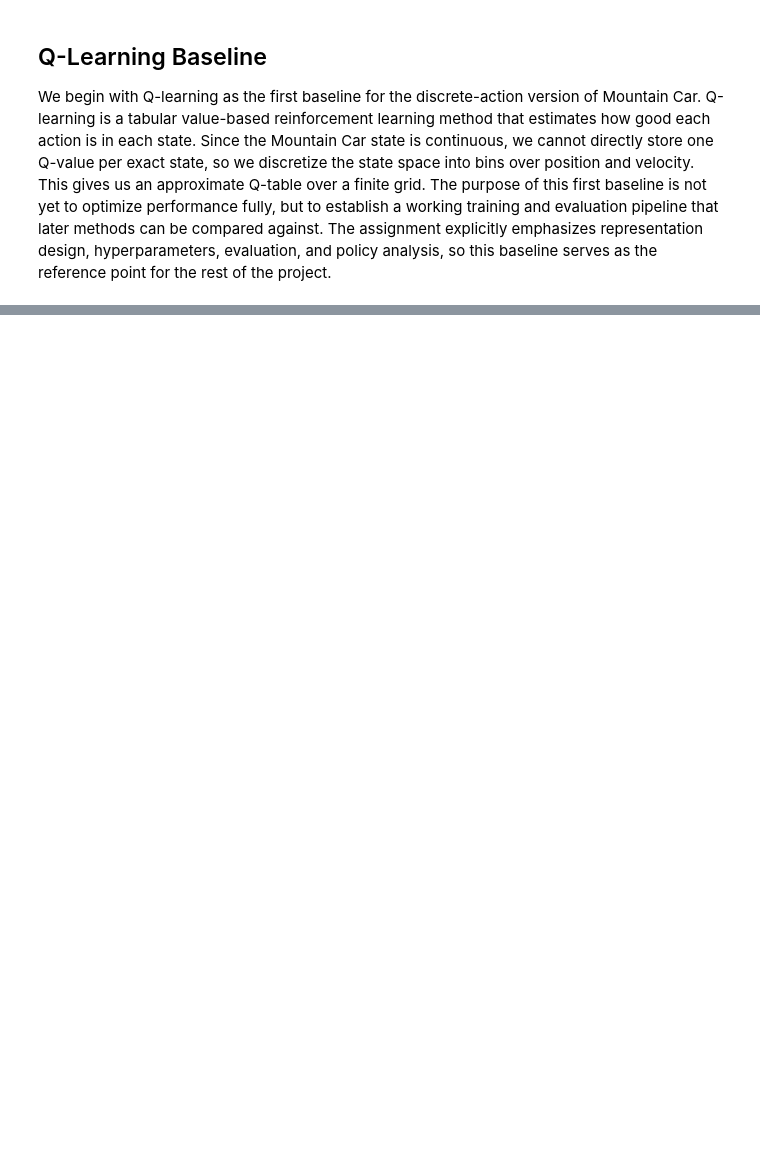
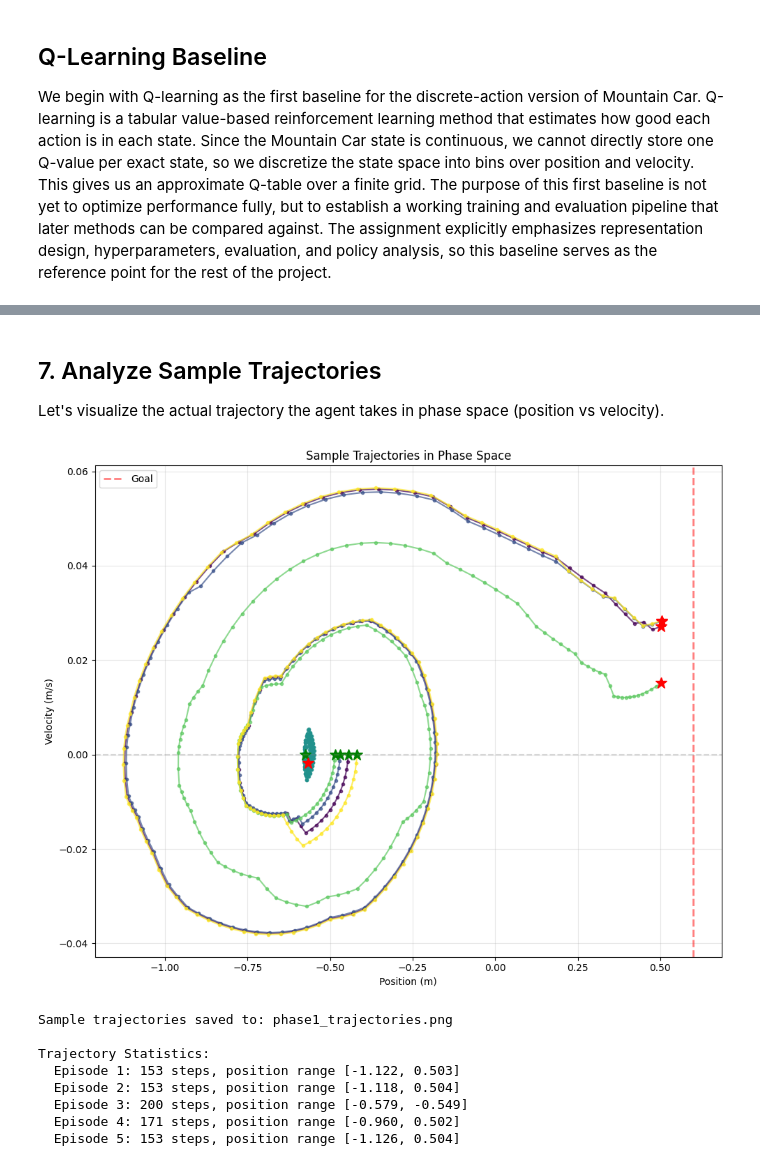
Before and after one commit to Wilyam390/Mountain-Car, a Jupyter notebook: notebooks/01_environment_and_baselines.ipynb, the cells around one changed output, grey strips where cells are left out. Cells and saved outputs as stored; diff of their text form; code cells hidden in the pictures; blank space fills up the shorter version.

```diff
--- a/notebooks/01_environment_and_baselines.ipynb
+++ b/notebooks/01_environment_and_baselines.ipynb
@@ -260,0 +394,43 @@ plt.show()
+# %% [markdown]
+## 7. Analyze Sample Trajectories
+
+Let's visualize the actual trajectory the agent takes in phase space (position vs velocity).
+# %%
+# Collect and visualize greedy trajectories
+trajectories = collect_greedy_trajectories(
+    env,
+    agent.Q,
+    discretizer,
+    n_episodes=5,
+    seed=42,
+)
+
+# Visualize trajectories in phase space
+plot_phase_portrait(
+    trajectories,
+    title="Sample Trajectories in Phase Space",
+)
+
+plt.tight_layout()
+plt.savefig('phase1_trajectories.png', dpi=150, bbox_inches='tight')
+plt.show()
+
+print("Sample trajectories saved to: phase1_trajectories.png")
+
+# Analyze trajectory statistics
+print("\nTrajectory Statistics:")
+for i, traj in enumerate(trajectories):
+    n_steps = len(traj['positions']) - 1
+    max_pos = np.max(traj['positions'])
+    min_pos = np.min(traj['positions'])
+    print(f"  Episode {i+1}: {n_steps} steps, position range [{min_pos:.3f}, {max_pos:.3f}]")
+# %% [output]
+[figure, added]
+Sample trajectories saved to: phase1_trajectories.png
+
+Trajectory Statistics:
+  Episode 1: 153 steps, position range [-1.122, 0.503]
+  Episode 2: 153 steps, position range [-1.118, 0.504]
+  Episode 3: 200 steps, position range [-0.579, -0.549]
+  Episode 4: 171 steps, position range [-0.960, 0.502]
+  Episode 5: 153 steps, position range [-1.126, 0.504]
```
Also changed, not shown: parts of 27 cells of this notebook, 5 other files.
